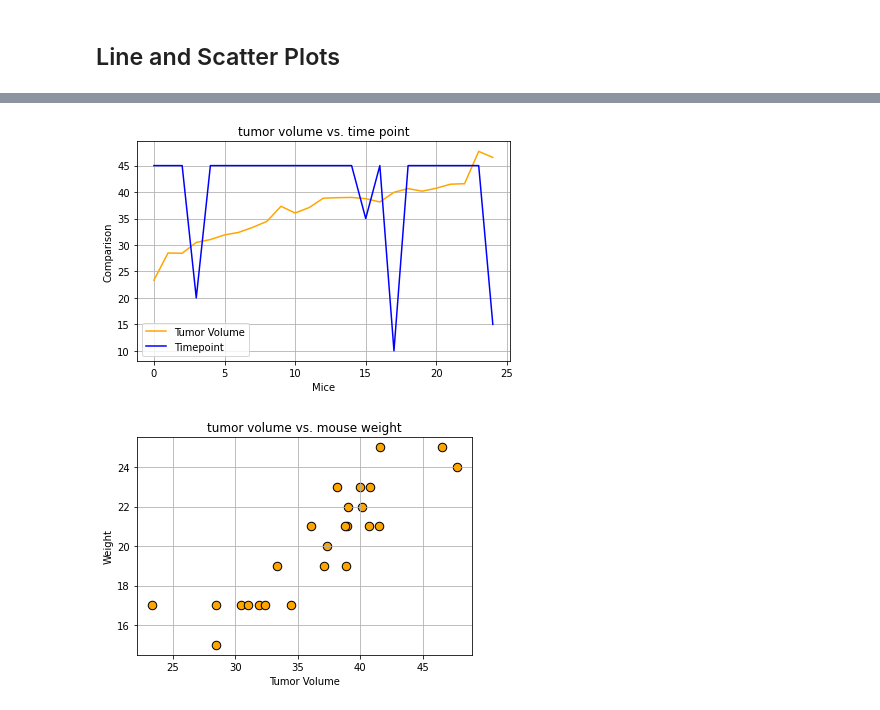
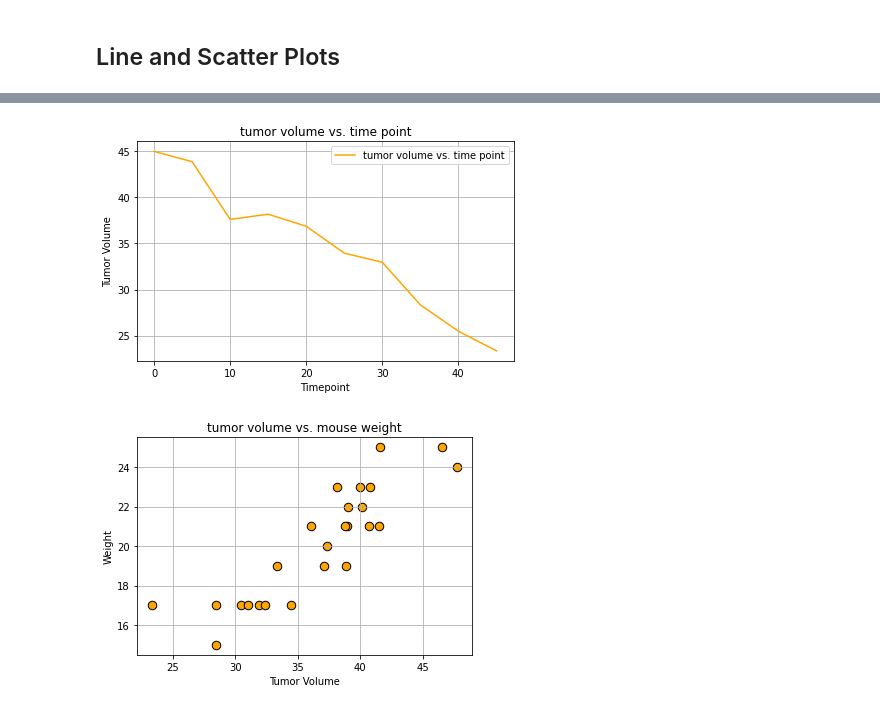
Before and after one commit to Ksheekey/Matplotlib-Challenge, a Jupyter notebook: Instructions/Pymaceuticals/pymaceuticals_starter.ipynb, the cells around one changed output, grey strips where cells are left out. Cells and saved outputs as stored; diff of their text form; code cells hidden in the pictures.

```diff
--- a/Instructions/Pymaceuticals/pymaceuticals_starter.ipynb
+++ b/Instructions/Pymaceuticals/pymaceuticals_starter.ipynb
@@ -324,2 +329,7 @@ plt.show()
 # %% [markdown]
 ## Line and Scatter Plots
+# %%
+#creating dataframe for line chart
+s185_line = merge_df["Mouse ID"] == "s185"
+s185_df = merge_df[s185_line]
+s185_df
@@ -326,18 +348,16 @@ plt.show()
 # %%
 # Generate a line plot of tumor volume vs. time point for a mouse treated with Capomulin
-xaxis = np.arange(0,25,1)
-yaxis_tumor = Capomulin['Tumor Volume (mm3)']
-yaxis_time = Capomulin['Timepoint']
-Tumor_Vol, = plt.plot(xaxis, yaxis_tumor, color="orange", label="Tumor Volume")
-time_point, = plt.plot(xaxis, yaxis_time, color="blue", label="Timepoint")
+xaxis_time = s185_df['Timepoint']
+yaxis_tumor = s185_df['Tumor Volume (mm3)']
+Tumor_Vol, = plt.plot(xaxis_time, yaxis_tumor, color="orange", label="tumor volume vs. time point")
 plt.title("tumor volume vs. time point")
-plt.xlabel("Mice")
-plt.ylabel("Comparison")
+plt.xlabel("Timepoint")
+plt.ylabel("Tumor Volume")
 plt.legend(loc='best')
 plt.grid()
 plt.tight_layout()
 # %% [output]
-[figure, old version]
+[figure, new version]
 # %%
 # Generate a scatter plot of average tumor volume vs. mouse weight for the Capomulin regimen
 xaxis_tumor = Capomulin['Tumor Volume (mm3)']
```
Also changed, not shown: parts of 13 cells of this notebook, 1 other file.
